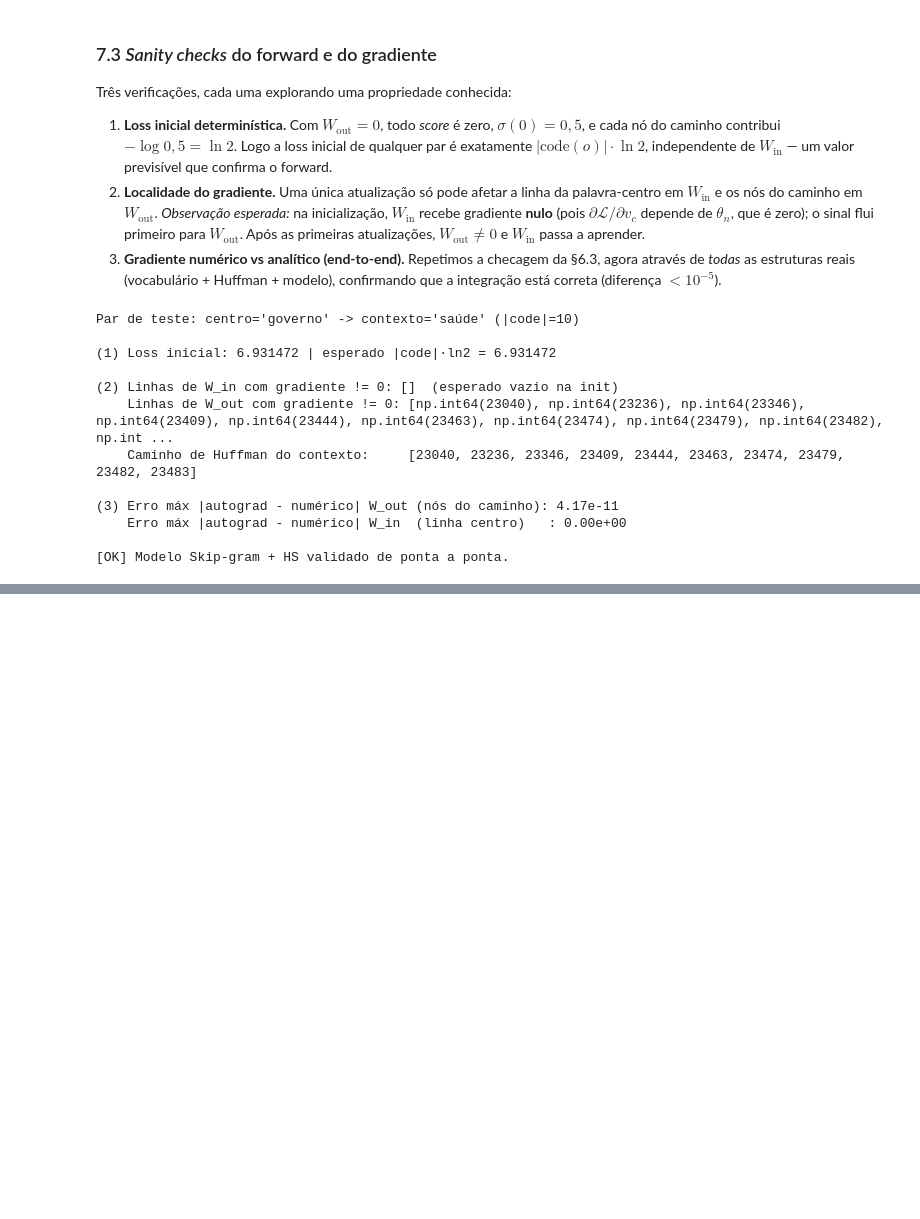
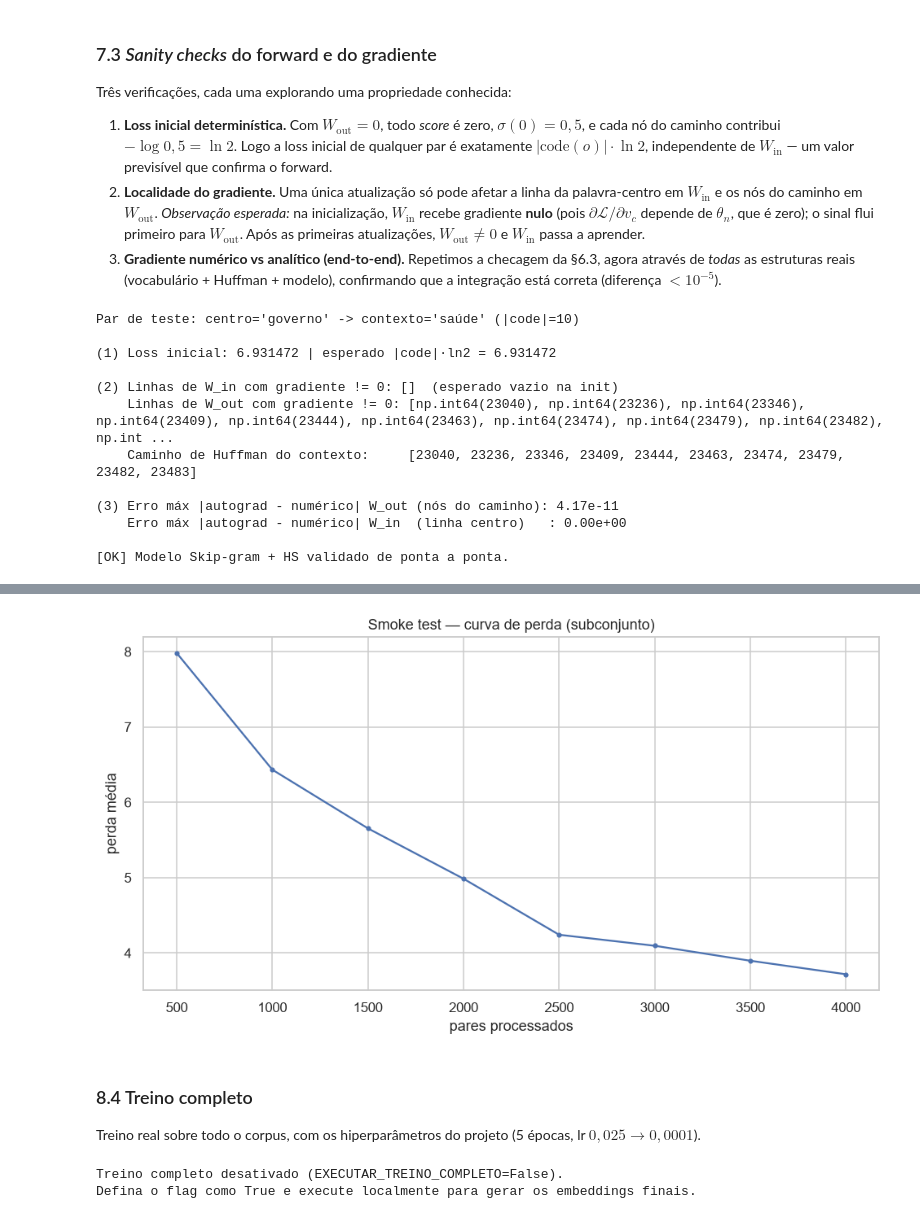
Before and after one commit to erickcmendes/CEUB, a Jupyter notebook: Estruturas para Ciências de Dados/estruturas-nlp-discursos/notebook.ipynb, the cells around one changed output, grey strips where cells are left out. Saved outputs shown, nothing was run; the diff lists cells and outputs as text; code cells hidden in the pictures; blank space fills up the shorter version.

Commit message:
chore: notebook finalizado. Todas as etapas foram finalizadas e os artefatos estão registrados localmente.

```diff
--- a/Estruturas para Ciências de Dados/estruturas-nlp-discursos/notebook.ipynb
+++ b/Estruturas para Ciências de Dados/estruturas-nlp-discursos/notebook.ipynb
@@ -1433,0 +1543,28 @@ Par de teste: centro='governo' -> contexto='saúde' (|code|=10)
+# %%
+# Subconjunto pequeno para validar a mecânica (não a qualidade)
+seqs_smoke = [s[:40] for s in construir_sequencias(corpus_tokenizado, vocab)[:5]]
+total_c_smoke = 30 * centros_esperados(seqs_smoke, vocab)  # 30 épocas
+
+modelo_smoke = SkipGramHS(vocab, huffman)
+hist_smoke, n_pares, dt = treinar(
+    modelo_smoke, seqs_smoke, vocab, huffman,
+    epocas=30, lr_start=0.25, lr_end=0.05,  # lr alto: smoke acelerado
+    total_centros_lr=total_c_smoke, monitorar_cada=500, max_pares=50000,
+)
+print(f"\nPares treinados: {n_pares:,} em {dt:.1f}s  ({n_pares / max(dt, 1e-9):,.0f} pares/s)")
+if hist_smoke:
+    print(f"Perda inicial (1ª janela): {hist_smoke[0][1]:.4f} | "
+          f"perda final: {hist_smoke[-1][1]:.4f}")
+
+# Curva de perda do smoke
+if len(hist_smoke) >= 2:
+    xs, ys = zip(*hist_smoke)
+    fig, ax = plt.subplots()
+    ax.plot(xs, ys, marker="o", markersize=3)
+    ax.set_xlabel("pares processados"); ax.set_ylabel("perda média")
+    ax.set_title("Smoke test — curva de perda (subconjunto)")
+    plt.tight_layout(); plt.show()
+
+# (Os embeddings finais são gerados pelo treino completo do §8.4 e
+# salvos em embeddings.npy; o smoke não os sobrescreve.)
+# %% [output]
@@ -1433,0 +1582,38 @@ Par de teste: centro='governo' -> contexto='saúde' (|code|=10)
+[figure, added]
+# %% [markdown]
+### 8.4 Treino completo
+
+Treino real sobre todo o corpus, com os hiperparâmetros do projeto (5 épocas,
+lr $0{,}025 \to 0{,}0001$).
+# %%
+EXECUTAR_TREINO_COMPLETO = False
+
+if EXECUTAR_TREINO_COMPLETO:
+    seqs_full = construir_sequencias(corpus_tokenizado, vocab)
+    total_c_full = EPOCHS * centros_esperados(seqs_full, vocab)
+    logger.info("Treino completo: %d documentos, ~%.0f centros/época.",
+                len(seqs_full), total_c_full / EPOCHS)
+
+    modelo = SkipGramHS(vocab, huffman)   # modelo fresco, do zero
+    hist_full, n_pares, dt = treinar(
+        modelo, seqs_full, vocab, huffman,
+        epocas=EPOCHS, lr_start=LR_START, lr_end=LR_END,
+        total_centros_lr=total_c_full, monitorar_cada=50000,
+    )
+    np.save(EMBEDDINGS_PATH, modelo.W_in.data)
+    logger.info("Treino completo: %d pares em %.0fs. Embeddings salvos em %s.",
+                n_pares, dt, EMBEDDINGS_PATH)
+
+    if len(hist_full) >= 2:
+        xs, ys = zip(*hist_full)
+        fig, ax = plt.subplots()
+        ax.plot(xs, ys)
+        ax.set_xlabel("pares processados"); ax.set_ylabel("perda média")
+        ax.set_title("Treino completo — curva de perda")
+        plt.tight_layout(); plt.show()
+else:
+    print("Treino completo desativado (EXECUTAR_TREINO_COMPLETO=False).")
+    print("Defina o flag como True e execute localmente para gerar os embeddings finais.")
+# %% [output]
+Treino completo desativado (EXECUTAR_TREINO_COMPLETO=False).
+Defina o flag como True e execute localmente para gerar os embeddings finais.
```
Also changed, not shown: parts of 32 cells of this notebook.
